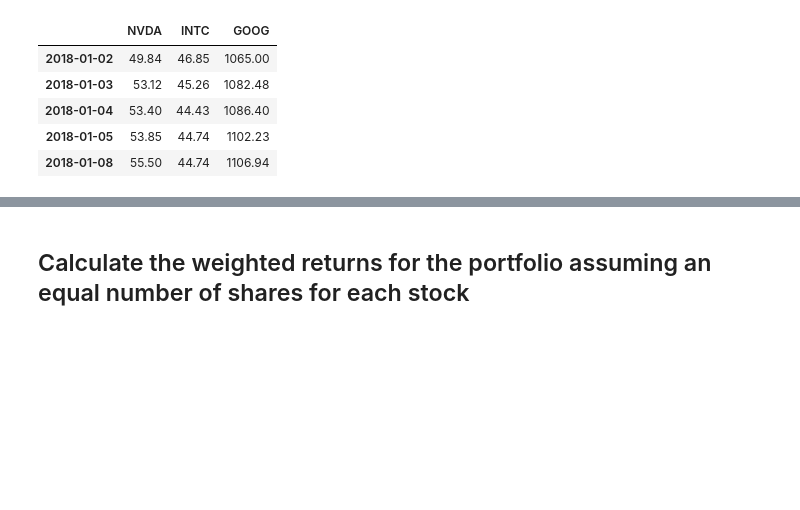
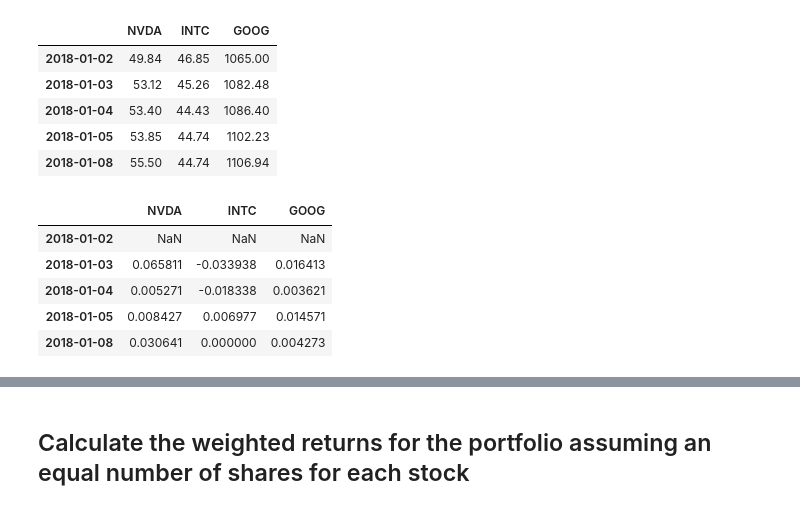
Before and after one commit to benjaminweymouth/a_whale_off_-the_portfolio, a Jupyter notebook: whale_analysis.ipynb, the cells around one changed output, grey strips where cells are left out. Cells and saved outputs as stored; diff of their text form; code cells hidden in the pictures; blank space fills up the shorter version.

```diff
--- a/whale_analysis.ipynb
+++ b/whale_analysis.ipynb
@@ -659,4 +659,15 @@ custom_combined_df.head()
 | 2018-01-04 | 53.40 | 44.43 | 1086.40 |
 | 2018-01-05 | 53.85 | 44.74 | 1102.23 |
 | 2018-01-08 | 55.50 | 44.74 | 1106.94 |
+# %%
+# Calculate daily returns
+daily_returns = custom_combined_df.pct_change()
+daily_returns.head()
+# %% [output]
+|  | NVDA | INTC | GOOG |
+| 2018-01-02 | NaN | NaN | NaN |
+| 2018-01-03 | 0.065811 | -0.033938 | 0.016413 |
+| 2018-01-04 | 0.005271 | -0.018338 | 0.003621 |
+| 2018-01-05 | 0.008427 | 0.006977 | 0.014571 |
+| 2018-01-08 | 0.030641 | 0.000000 | 0.004273 |
 # %%
```
Also changed, not shown: parts of 6 cells of this notebook.
